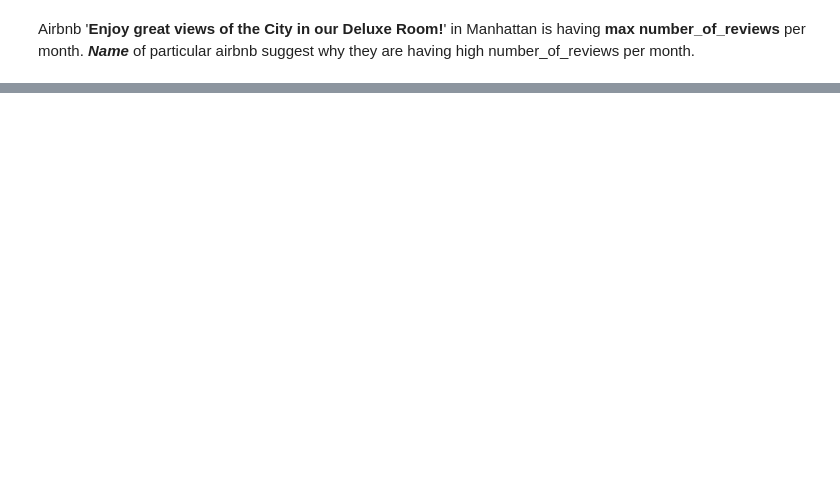
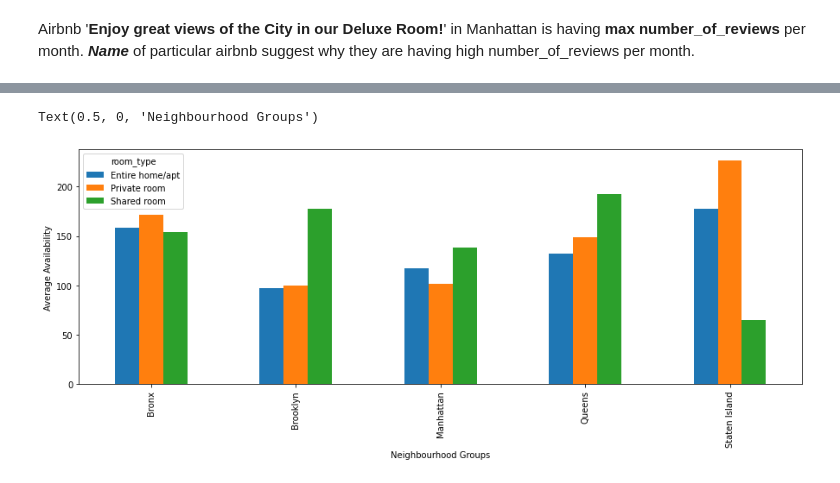
Before and after one commit to abhinavsingh-github/airbnb-booking-analysis, a Jupyter notebook: Abhinav_Singh_Airbnb_Bookings_Analysis_Capstone_Project.ipynb, the cells around one changed output, grey strips where cells are left out. Saved outputs shown, nothing was run; the diff lists cells and outputs as text; code cells hidden in the pictures; blank space fills up the shorter version.

```diff
--- a/Abhinav_Singh_Airbnb_Bookings_Analysis_Capstone_Project.ipynb
+++ b/Abhinav_Singh_Airbnb_Bookings_Analysis_Capstone_Project.ipynb
@@ -524,0 +578,4 @@ Airbnb '**Enjoy great views of the City in our Deluxe Room!**' in Manhattan is h
+# %%
+# Finding average availability of different room_type over different neighbourhood_groups
+avail = airbnb.groupby(['neighbourhood_group', 'room_type'])['availability_365'].agg(np.mean).unstack()
+print(avail)
@@ -524,0 +590,9 @@ Airbnb '**Enjoy great views of the City in our Deluxe Room!**' in Manhattan is h
+# %%
+# Plotting graph
+avail.plot(kind="bar", figsize=(15,5))
+
+plt.ylabel('Average Availability')
+plt.xlabel('Neighbourhood Groups')
+# %% [output]
+Text(0.5, 0, 'Neighbourhood Groups')
+[figure, added]
```
Also changed, not shown: parts of 13 cells of this notebook.
